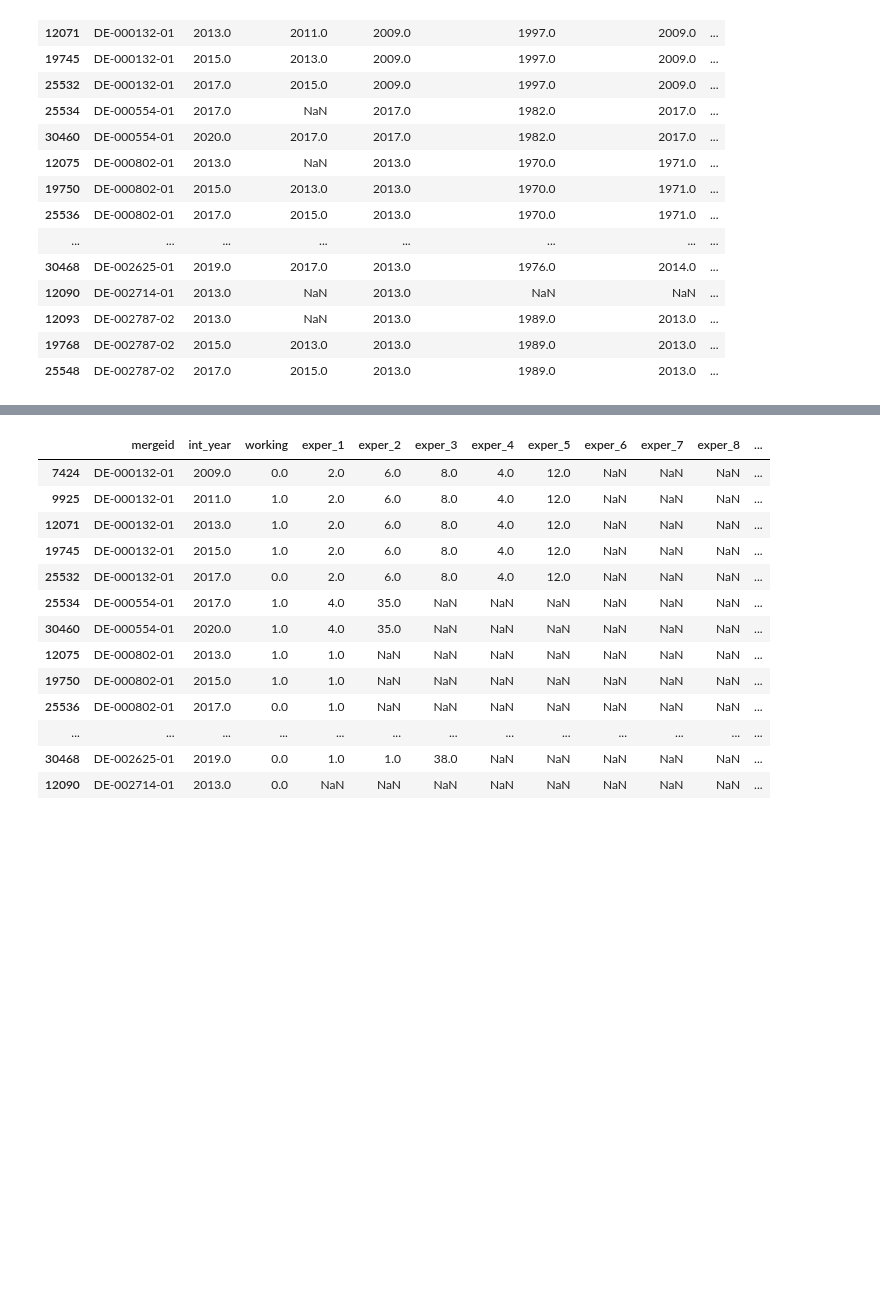
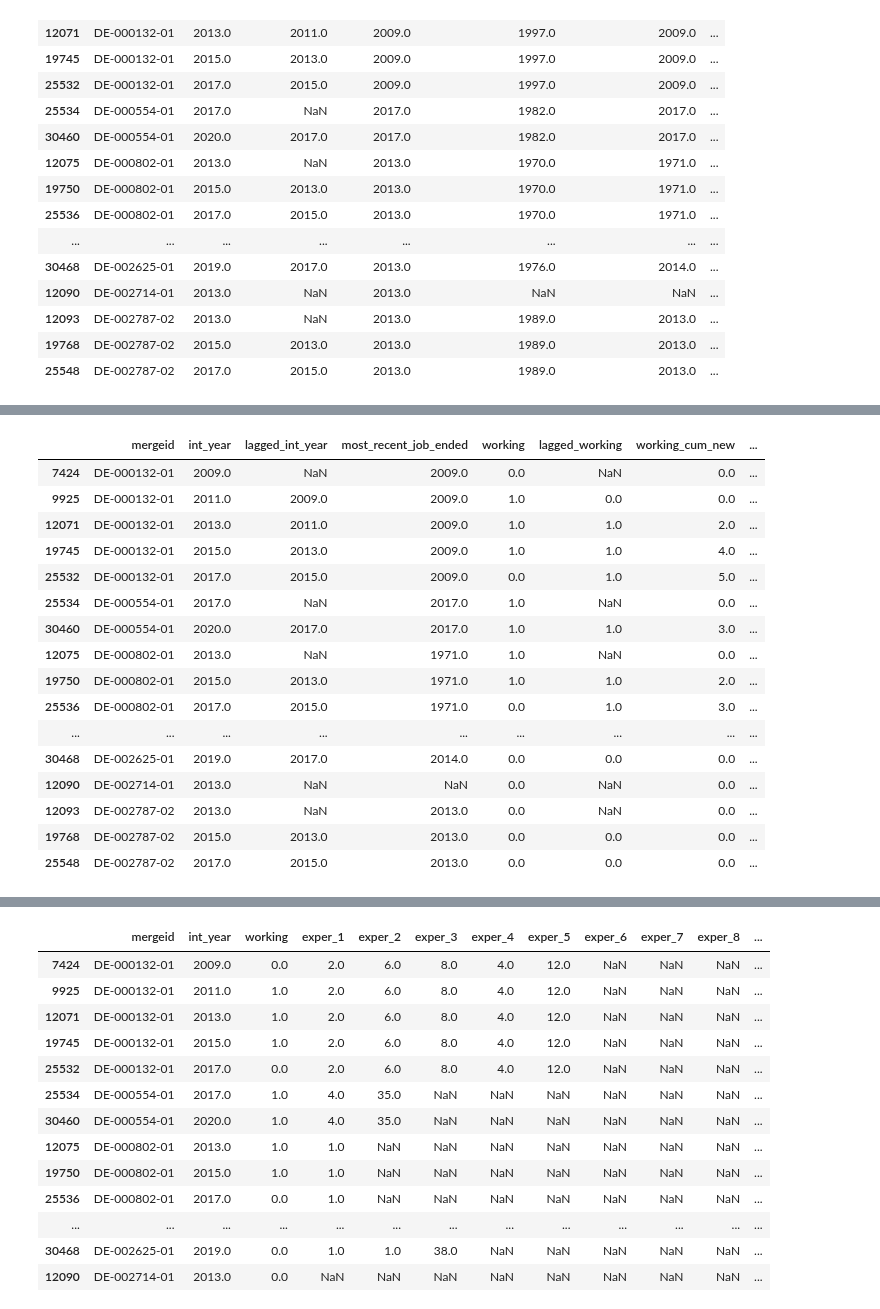
Before and after one commit to segsell/elder_care, a Jupyter notebook: src/parental_care/sandbox/estimation_data.ipynb, the cells around one changed output, grey strips where cells are left out. Saved outputs shown, nothing was run; the diff lists cells and outputs as text; code cells hidden in the pictures; blank space fills up the shorter version.

```diff
--- a/src/parental_care/sandbox/estimation_data.ipynb
+++ b/src/parental_care/sandbox/estimation_data.ipynb
@@ -2756,0 +2799,41 @@ dat['work_experience_precise'] = np.select(conditions, calculations)
+# %%
+dat.loc[
+    dat.index[0:30],
+    [
+        "mergeid",
+        "int_year",
+        "lagged_int_year",
+        # "first_int_year",
+        #"most_recent_job_started",
+        "most_recent_job_ended",
+        "working",
+        "lagged_working",
+        # "exper_1",
+        # "exper_2",
+        # "exper_3",
+        # "exper_4",
+        # "exper_5",
+        # "working_cum",
+        "working_cum_new",
+        "work_experience_precise_new",
+        "work_experience",
+    ],
+]
+# %% [output]
+|  | mergeid | int_year | lagged_int_year | most_recent_job_ended | working | lagged_working | working_cum_new | ... |
+| 7424 | DE-000132-01 | 2009.0 | NaN | 2009.0 | 0.0 | NaN | 0.0 | ... |
+| 9925 | DE-000132-01 | 2011.0 | 2009.0 | 2009.0 | 1.0 | 0.0 | 0.0 | ... |
+| 12071 | DE-000132-01 | 2013.0 | 2011.0 | 2009.0 | 1.0 | 1.0 | 2.0 | ... |
+| 19745 | DE-000132-01 | 2015.0 | 2013.0 | 2009.0 | 1.0 | 1.0 | 4.0 | ... |
+| 25532 | DE-000132-01 | 2017.0 | 2015.0 | 2009.0 | 0.0 | 1.0 | 5.0 | ... |
+| 25534 | DE-000554-01 | 2017.0 | NaN | 2017.0 | 1.0 | NaN | 0.0 | ... |
+| 30460 | DE-000554-01 | 2020.0 | 2017.0 | 2017.0 | 1.0 | 1.0 | 3.0 | ... |
+| 12075 | DE-000802-01 | 2013.0 | NaN | 1971.0 | 1.0 | NaN | 0.0 | ... |
+| 19750 | DE-000802-01 | 2015.0 | 2013.0 | 1971.0 | 1.0 | 1.0 | 2.0 | ... |
+| 25536 | DE-000802-01 | 2017.0 | 2015.0 | 1971.0 | 0.0 | 1.0 | 3.0 | ... |
+| ... | ... | ... | ... | ... | ... | ... | ... | ... |
+| 30468 | DE-002625-01 | 2019.0 | 2017.0 | 2014.0 | 0.0 | 0.0 | 0.0 | ... |
+| 12090 | DE-002714-01 | 2013.0 | NaN | NaN | 0.0 | NaN | 0.0 | ... |
+| 12093 | DE-002787-02 | 2013.0 | NaN | 2013.0 | 0.0 | NaN | 0.0 | ... |
+| 19768 | DE-002787-02 | 2015.0 | 2013.0 | 2013.0 | 0.0 | 0.0 | 0.0 | ... |
+| 25548 | DE-002787-02 | 2017.0 | 2015.0 | 2013.0 | 0.0 | 0.0 | 0.0 | ... |
```
Also changed, not shown: parts of 23 cells of this notebook.
